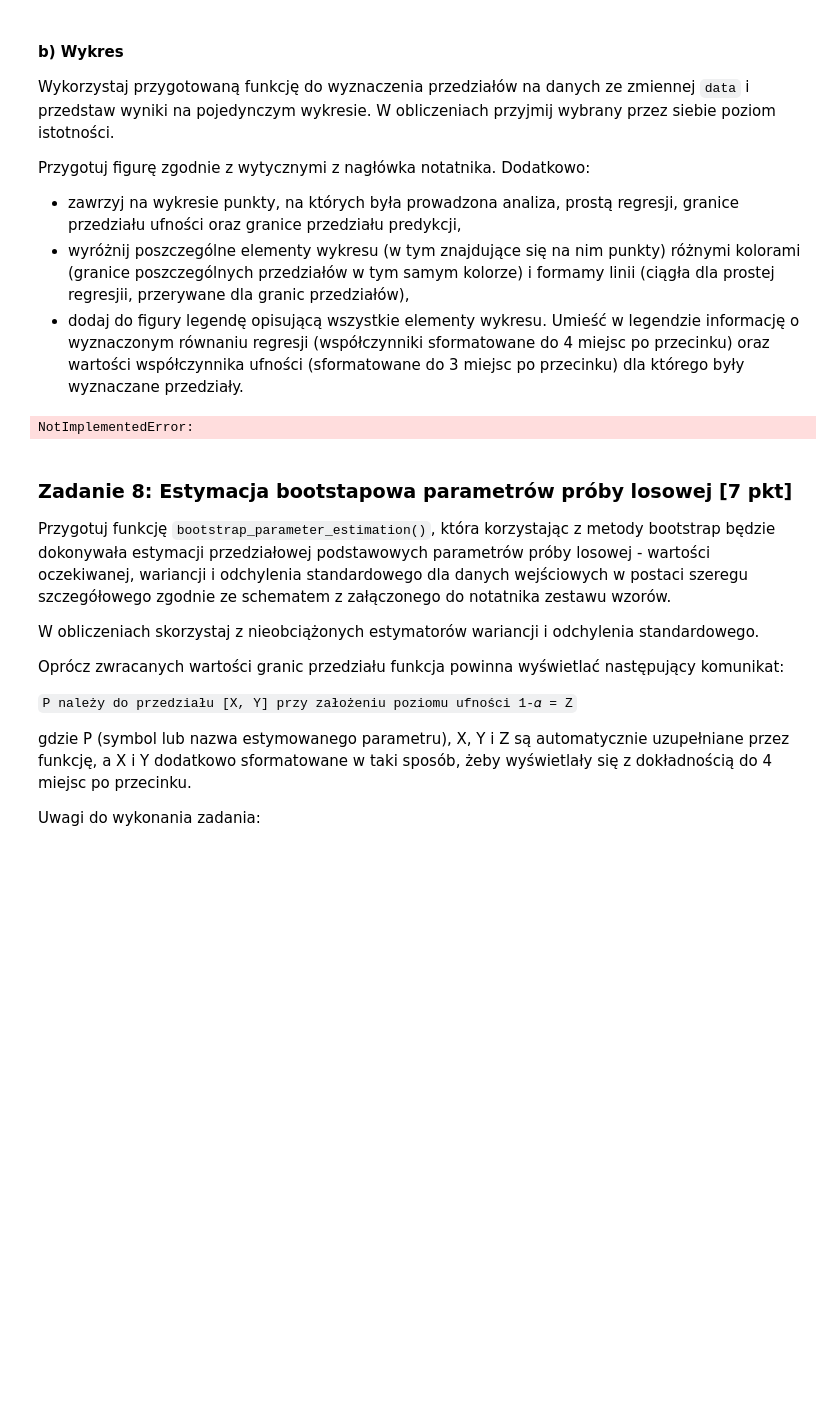
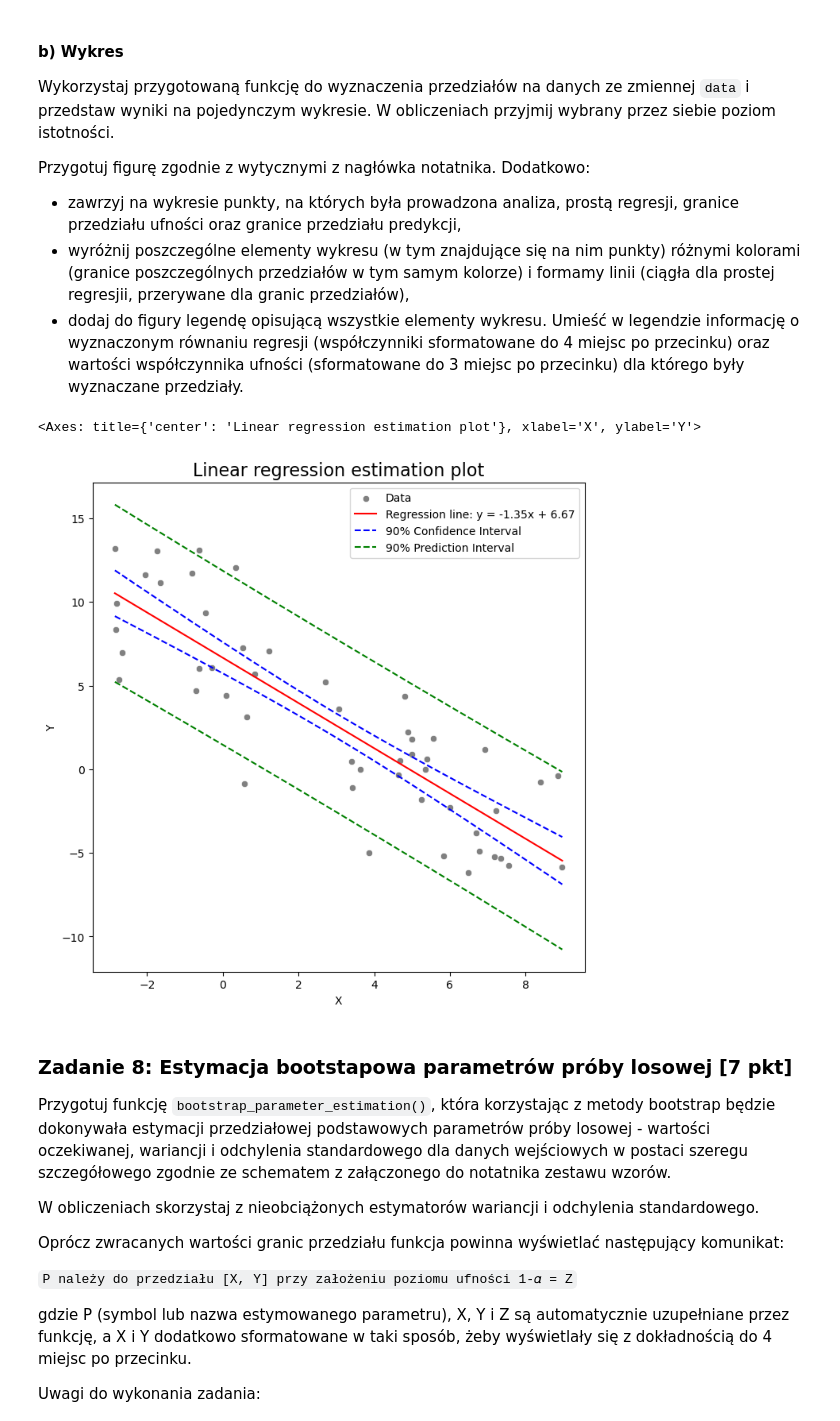
Before and after one commit to kubanskan/AGHCourse-DataAnalysisPython, a Jupyter notebook: Project4/ZZ04_CZ03.ipynb, the cells around one changed output. Drawn from its saved outputs; the diff is of its cells as text; code cells hidden in the pictures; blank space fills up the shorter version.

Commit message:
ZZ04_CZ03 7b plot

```diff
--- a/Project4/ZZ04_CZ03.ipynb
+++ b/Project4/ZZ04_CZ03.ipynb
@@ -153,10 +153,22 @@ Przygotuj figurę zgodnie z wytycznymi z nagłówka notatnika. Dodatkowo:
 - dodaj do figury legendę opisującą wszystkie elementy wykresu. Umieść w legendzie informację o wyznaczonym równaniu regresji (współczynniki sformatowane do 4 miejsc po przecinku) oraz wartości współczynnika ufności (sformatowane do 3 miejsc po przecinku) dla którego były wyznaczane przedziały.
 # %%
 # Wykres
-# YOUR CODE HERE
-raise NotImplementedError()
+a,b, results = linear_regression_estimation(data, 0.1)
+plt.figure(figsize=(8,8))
+plt.title("Linear regression estimation plot", fontsize=16)
+plt.xlabel("X")
+plt.ylabel("Y")
+sns.scatterplot(data, x="x", y="y",  color='gray', label="Data")
+sns.lineplot(results, x="x", y="y_reg", color='red', label=f'Regression line: y = {a:.2f}x + {b:.2f}')
+
+sns.lineplot(data=results, x="x", y="ci_high", color='blue', linestyle='--', label='90% Confidence Interval')
+sns.lineplot(data=results, x="x", y="ci_low", color='blue', linestyle='--')
+
+sns.lineplot(data=results, x="x", y="pi_high", color='green', linestyle='--', label='90% Prediction Interval')
+sns.lineplot(data=results, x="x", y="pi_low", color='green', linestyle='--')
 # %% [output]
-NotImplementedError:
+<Axes: title={'center': 'Linear regression estimation plot'}, xlabel='X', ylabel='Y'>
+[figure, added]
 # %% [markdown]
 ### Zadanie 8: Estymacja bootstapowa parametrów próby losowej [7 pkt]
 
```
